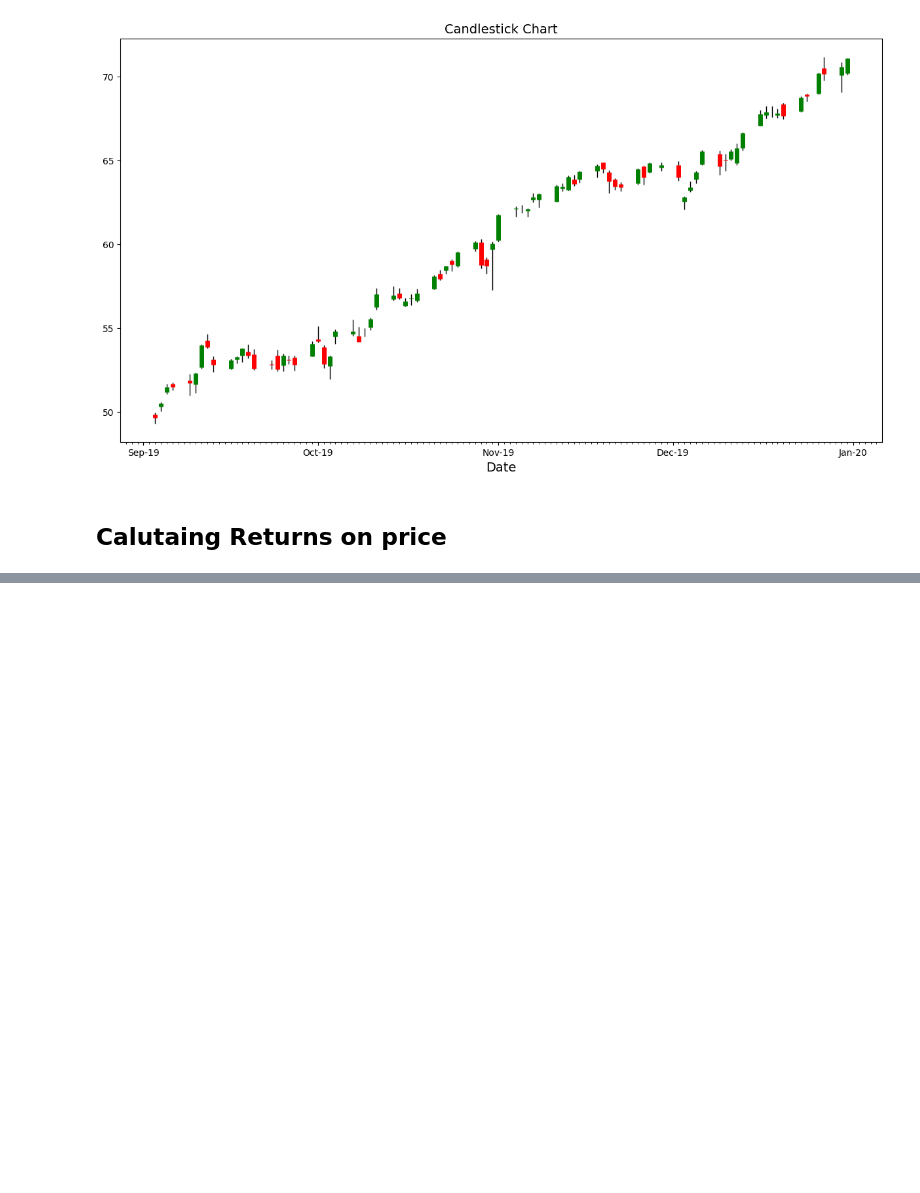
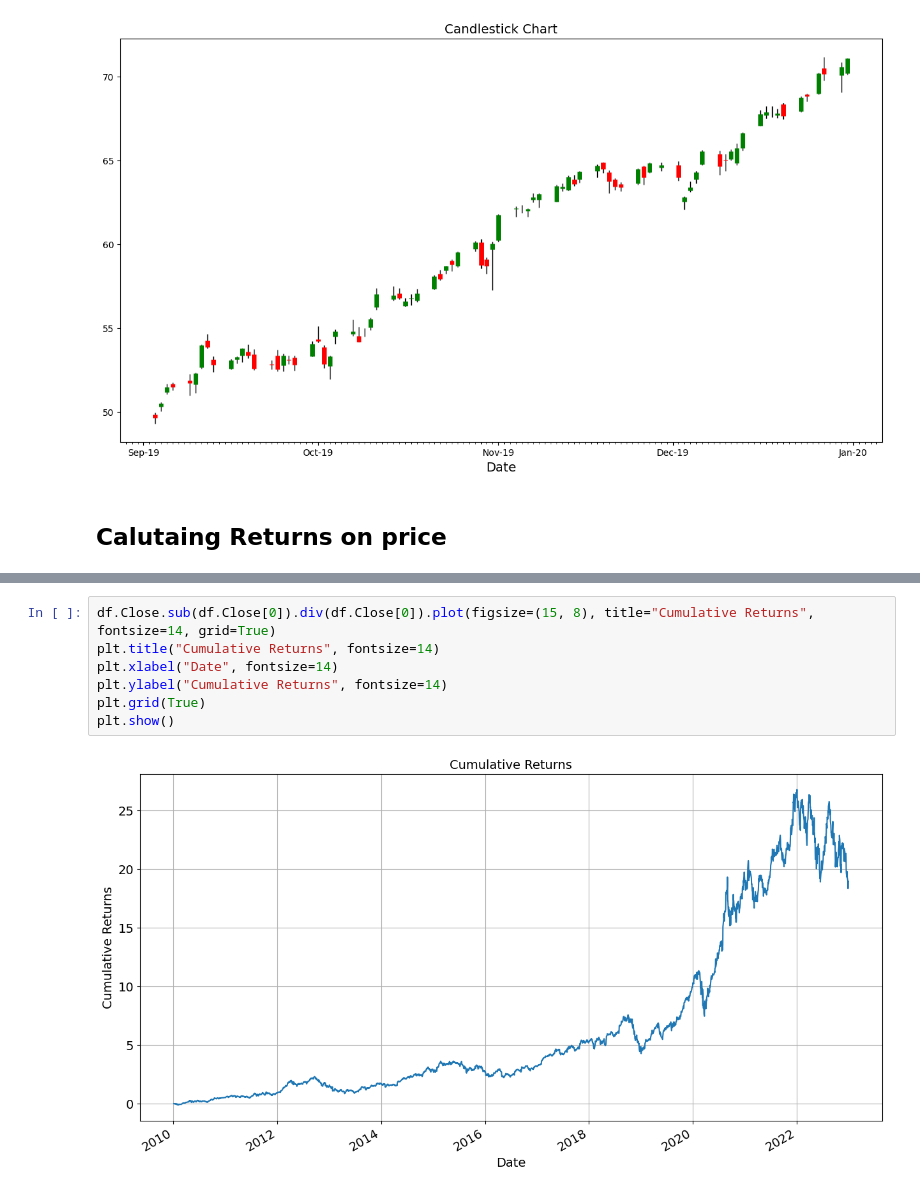
Before and after one commit to bharatsaini1/python-for-finance, a Jupyter notebook: data_analysis.ipynb, the cells around one changed output, grey strips where cells are left out. Cells and saved outputs as stored; diff of their text form; blank space fills up the shorter version.

```diff
--- a/data_analysis.ipynb
+++ b/data_analysis.ipynb
@@ -197,0 +236,9 @@ df.pct_change()
+# %%
+df.Close.sub(df.Close[0]).div(df.Close[0]).plot(figsize=(15, 8), title="Cumulative Returns", fontsize=14, grid=True)
+plt.title("Cumulative Returns", fontsize=14)
+plt.xlabel("Date", fontsize=14)
+plt.ylabel("Cumulative Returns", fontsize=14)
+plt.grid(True)
+plt.show()
+# %% [output]
+[figure, added]
```
Also changed, not shown: parts of 26 cells of this notebook.
